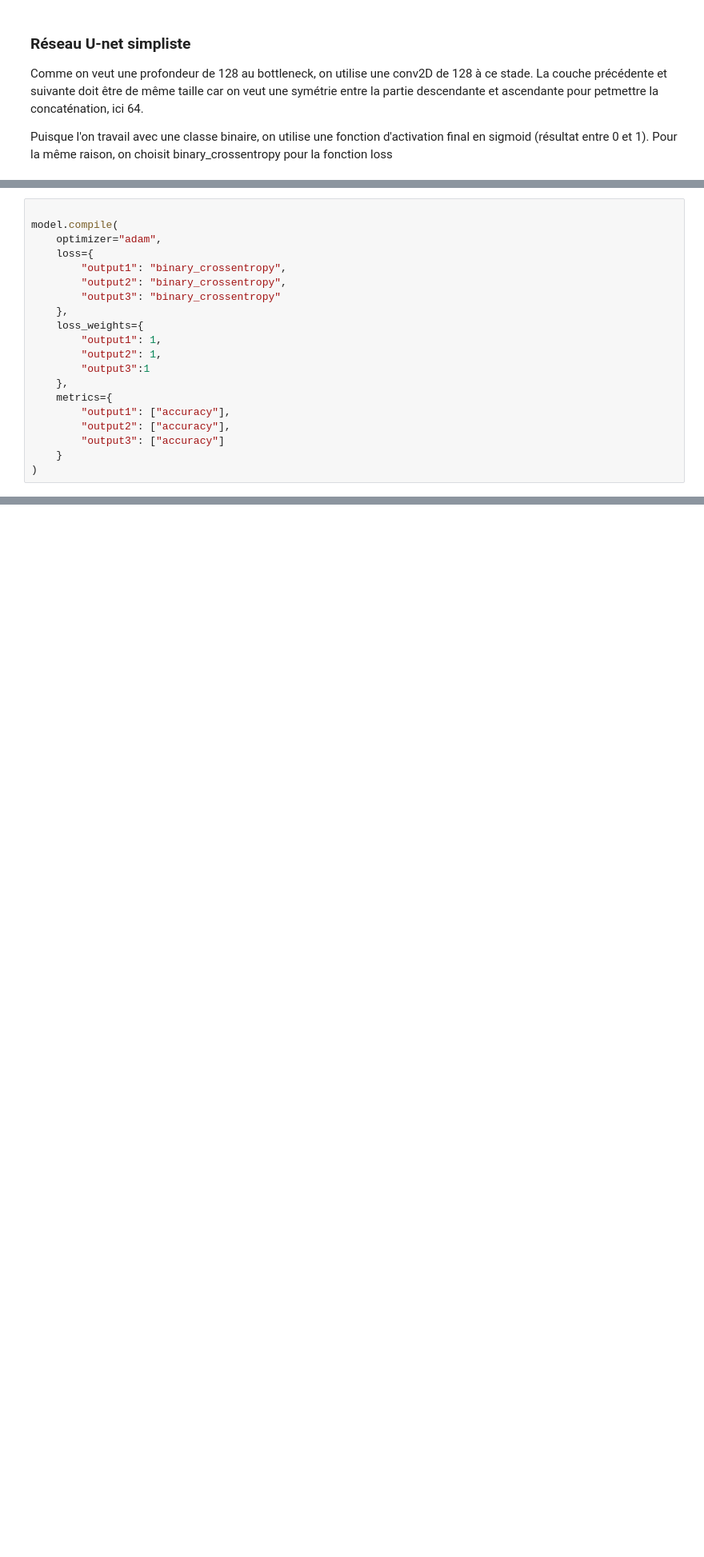
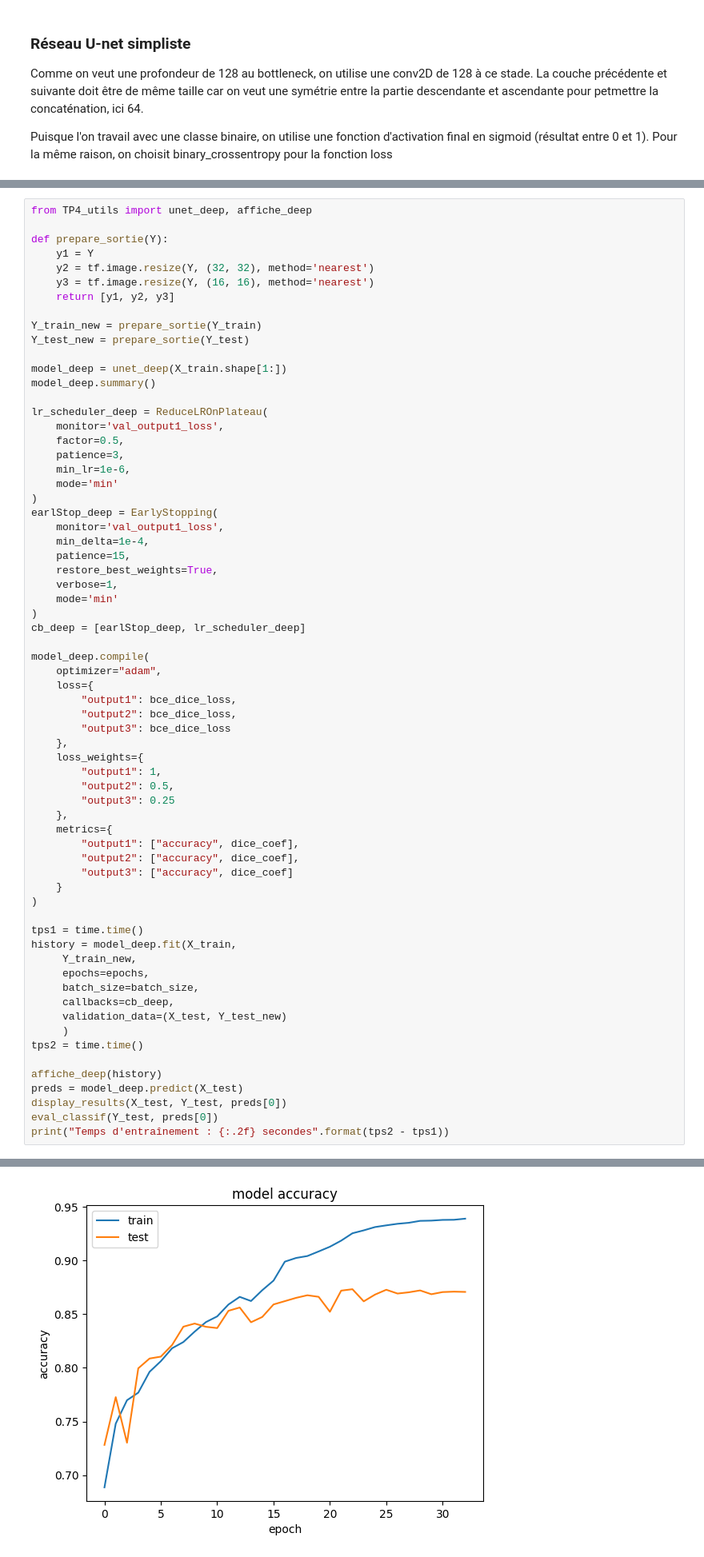
Before and after one commit to JoachimPerrin/TP_ML, a Jupyter notebook: TP4/TP4.ipynb, the cells around one changed output, grey strips where cells are left out. Shown at 80% size. Drawn from its saved outputs; the diff is of its cells as text; blank space fills up the shorter version.

```diff
--- a/TP4/TP4.ipynb
+++ b/TP4/TP4.ipynb
@@ -227,20 +261,67 @@ _On constate (probablement) que 64 est trop peu, mais 256 est trop_
 # %%
+from TP4_utils import unet_deep, affiche_deep
 
-model.compile(
+def prepare_sortie(Y):
+    y1 = Y
+    y2 = tf.image.resize(Y, (32, 32), method='nearest')
+    y3 = tf.image.resize(Y, (16, 16), method='nearest')
+    return [y1, y2, y3]
+
+Y_train_new = prepare_sortie(Y_train)
+Y_test_new = prepare_sortie(Y_test)
+
+model_deep = unet_deep(X_train.shape[1:])
+model_deep.summary()
+
+lr_scheduler_deep = ReduceLROnPlateau(
+    monitor='val_output1_loss',
+    factor=0.5,
+    patience=3,
+    min_lr=1e-6,
+    mode='min'
+)
+earlStop_deep = EarlyStopping(
+    monitor='val_output1_loss',
+    min_delta=1e-4,
+    patience=15,
+    restore_best_weights=True,
+    verbose=1,
+    mode='min'
+)
+cb_deep = [earlStop_deep, lr_scheduler_deep]
+
+model_deep.compile(
     optimizer="adam",
     loss={
-        "output1": "binary_crossentropy",
-        "output2": "binary_crossentropy",
-        "output3": "binary_crossentropy"
+        "output1": bce_dice_loss,
+        "output2": bce_dice_loss,
+        "output3": bce_dice_loss
     },
     loss_weights={
         "output1": 1,
-        "output2": 1,
-        "output3":1
+        "output2": 0.5,
+        "output3": 0.25
     },
     metrics={
-        "output1": ["accuracy"],
-        "output2": ["accuracy"],
-        "output3": ["accuracy"]
+        "output1": ["accuracy", dice_coef],
+        "output2": ["accuracy", dice_coef],
+        "output3": ["accuracy", dice_coef]
     }
 )
+
+tps1 = time.time()
+history = model_deep.fit(X_train,
+     Y_train_new,
+     epochs=epochs,
+     batch_size=batch_size,
+     callbacks=cb_deep,
+     validation_data=(X_test, Y_test_new)
+     )
+tps2 = time.time()
+
+affiche_deep(history)
+preds = model_deep.predict(X_test)
+display_results(X_test, Y_test, preds[0])
+eval_classif(Y_test, preds[0])
+print("Temps d'entraînement : {:.2f} secondes".format(tps2 - tps1))
+# %% [output]
@@ -246,0 +366 @@ model.compile(
+[figure, added]
```
Also changed, not shown: parts of 4 cells of this notebook, 24 other files.
